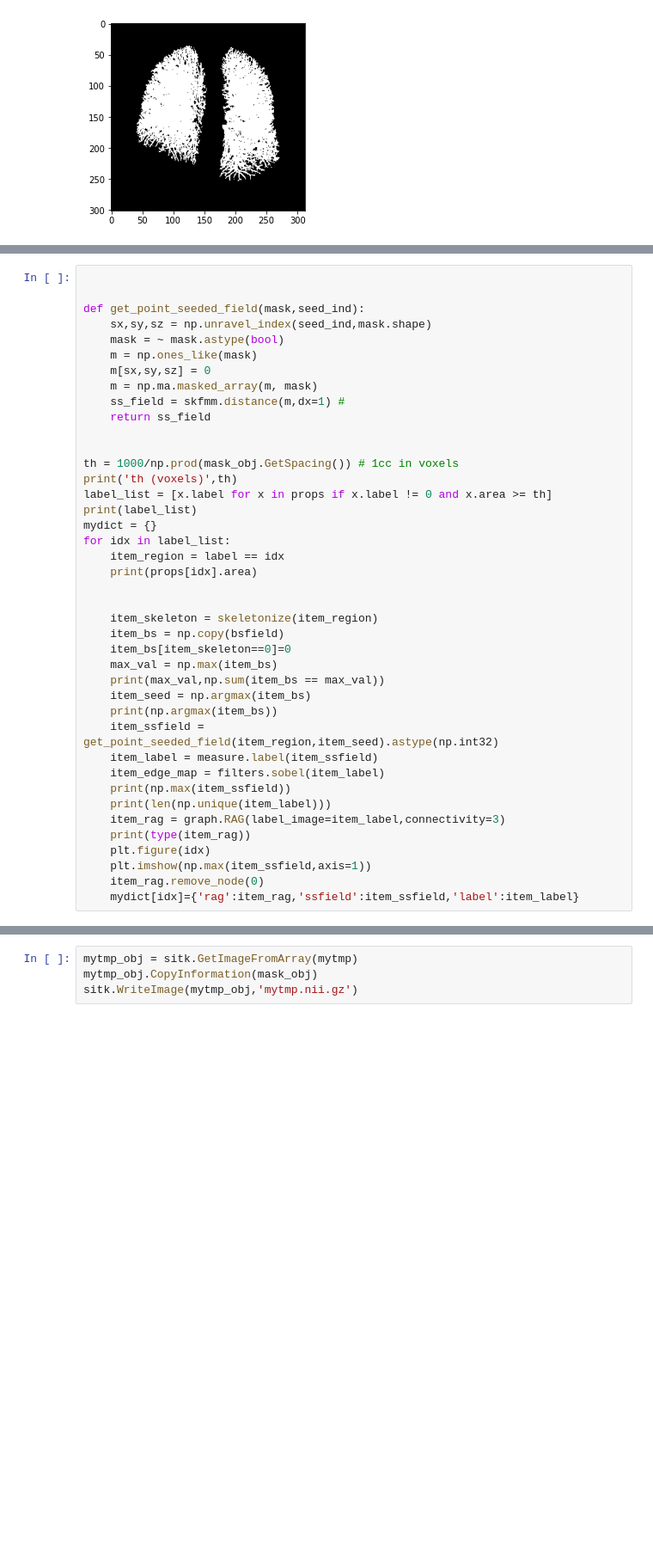
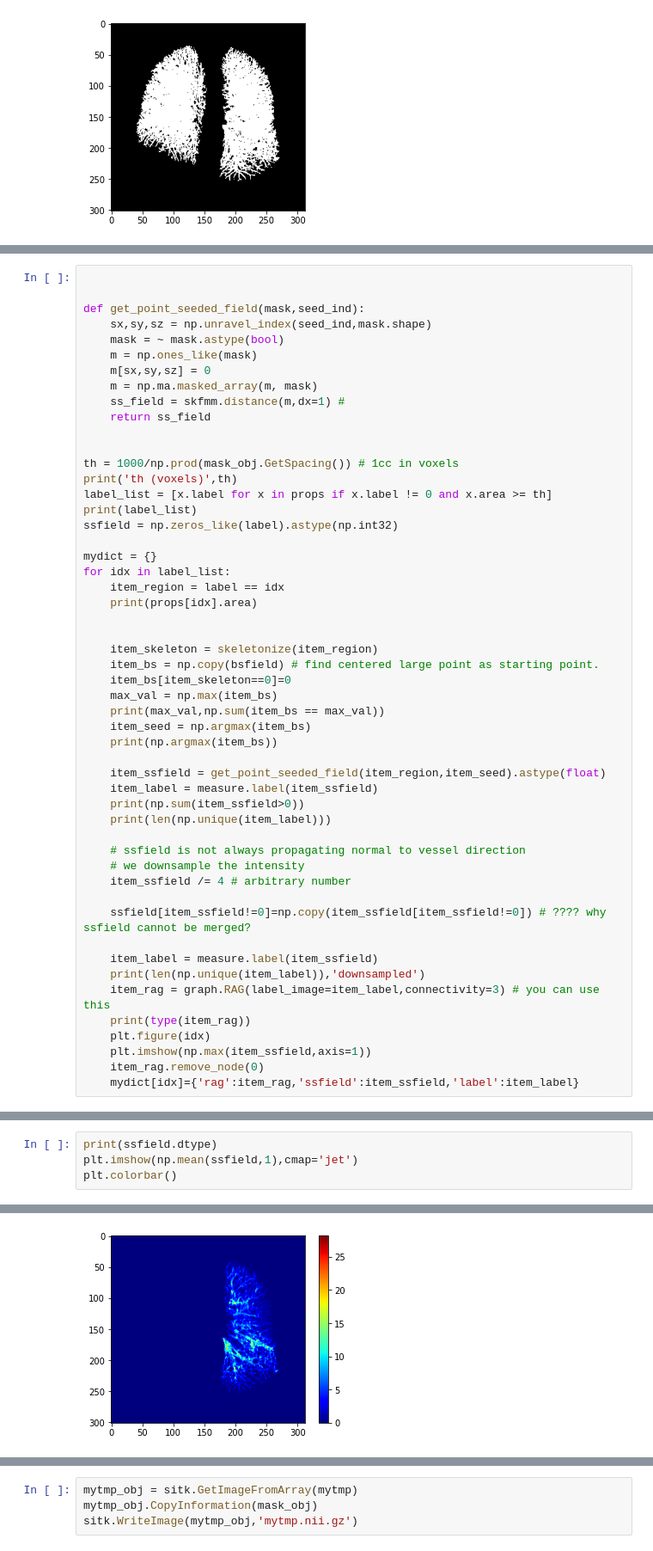
Before and after one commit to pangyuteng/pulmonary-vessel-seg, a Jupyter notebook: utils/hola.ipynb, the cells around one changed output, grey strips where cells are left out. Shown: that part at 86% size. Cells and saved outputs as stored; diff of their text form; blank space fills up the shorter version.

```diff
--- a/utils/hola.ipynb
+++ b/utils/hola.ipynb
@@ -64,6 +122,8 @@ th = 1000/np.prod(mask_obj.GetSpacing()) # 1cc in voxels
 print('th (voxels)',th)
 label_list = [x.label for x in props if x.label != 0 and x.area >= th]
 print(label_list)
+ssfield = np.zeros_like(label).astype(np.int32)
+
 mydict = {}
 for idx in label_list:
     item_region = label == idx
@@ -71,18 +131,27 @@ for idx in label_list:
 
 
     item_skeleton = skeletonize(item_region)
-    item_bs = np.copy(bsfield)
+    item_bs = np.copy(bsfield) # find centered large point as starting point.
     item_bs[item_skeleton==0]=0
     max_val = np.max(item_bs)
     print(max_val,np.sum(item_bs == max_val))
     item_seed = np.argmax(item_bs)
     print(np.argmax(item_bs))
-    item_ssfield = get_point_seeded_field(item_region,item_seed).astype(np.int32)
+
+    item_ssfield = get_point_seeded_field(item_region,item_seed).astype(float)
     item_label = measure.label(item_ssfield)
-    item_edge_map = filters.sobel(item_label)
-    print(np.max(item_ssfield))
+    print(np.sum(item_ssfield>0))
     print(len(np.unique(item_label)))
-    item_rag = graph.RAG(label_image=item_label,connectivity=3)
+
+    # ssfield is not always propagating normal to vessel direction
+    # we downsample the intensity
+    item_ssfield /= 4 # arbitrary number
+
+    ssfield[item_ssfield!=0]=np.copy(item_ssfield[item_ssfield!=0]) # ???? why ssfield cannot be merged?
+
+    item_label = measure.label(item_ssfield)
+    print(len(np.unique(item_label)),'downsampled')
+    item_rag = graph.RAG(label_image=item_label,connectivity=3) # you can use this
     print(type(item_rag))
     plt.figure(idx)
     plt.imshow(np.max(item_ssfield,axis=1))
@@ -105,3 +176,8 @@ th (voxels) 1000.0
 <class 'skimage.graph._rag.RAG'>
 [figure]
 [figure]
+# %%
+print(ssfield.dtype)
+plt.imshow(np.mean(ssfield,1),cmap='jet')
+plt.colorbar()
+# %% [output]
@@ -107,0 +186 @@ th (voxels) 1000.0
+[figure, added]
```
Also changed, not shown: parts of 19 cells of this notebook.
